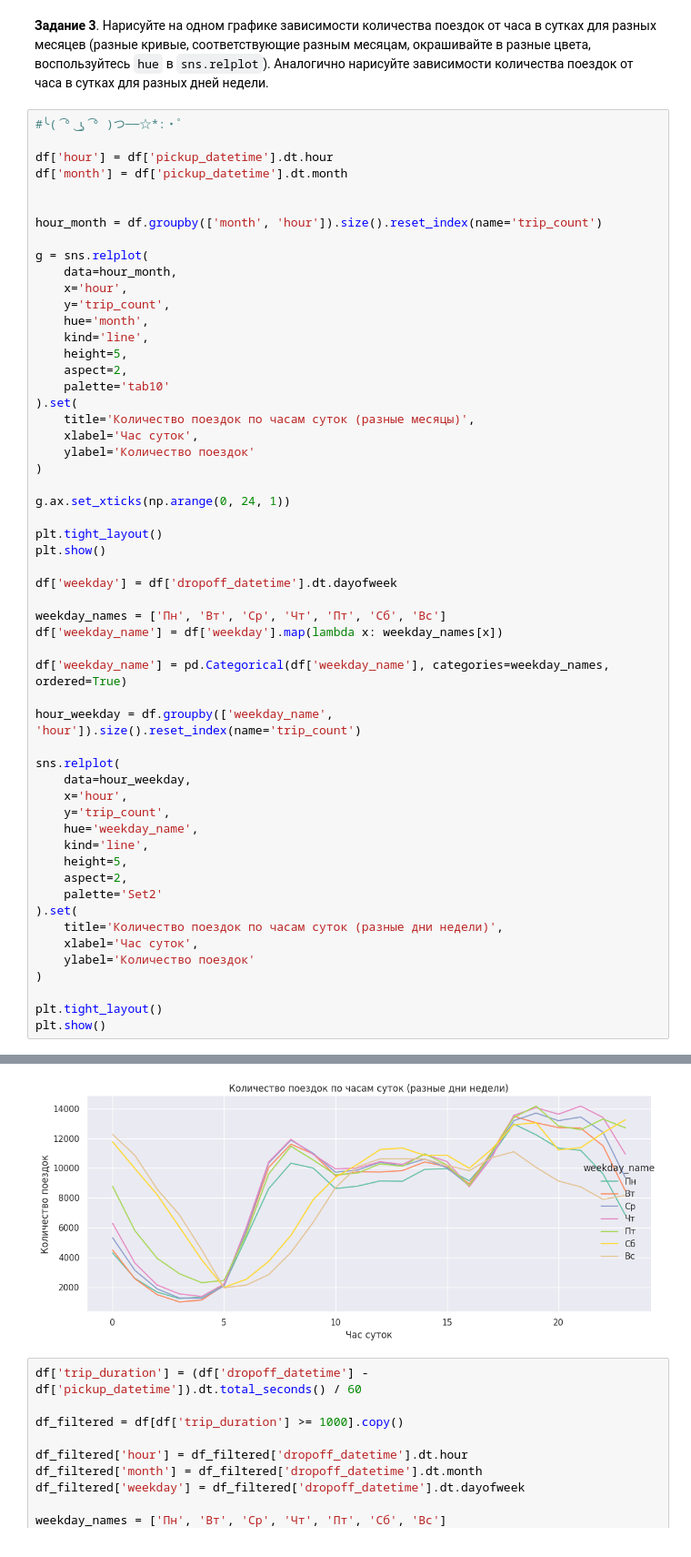
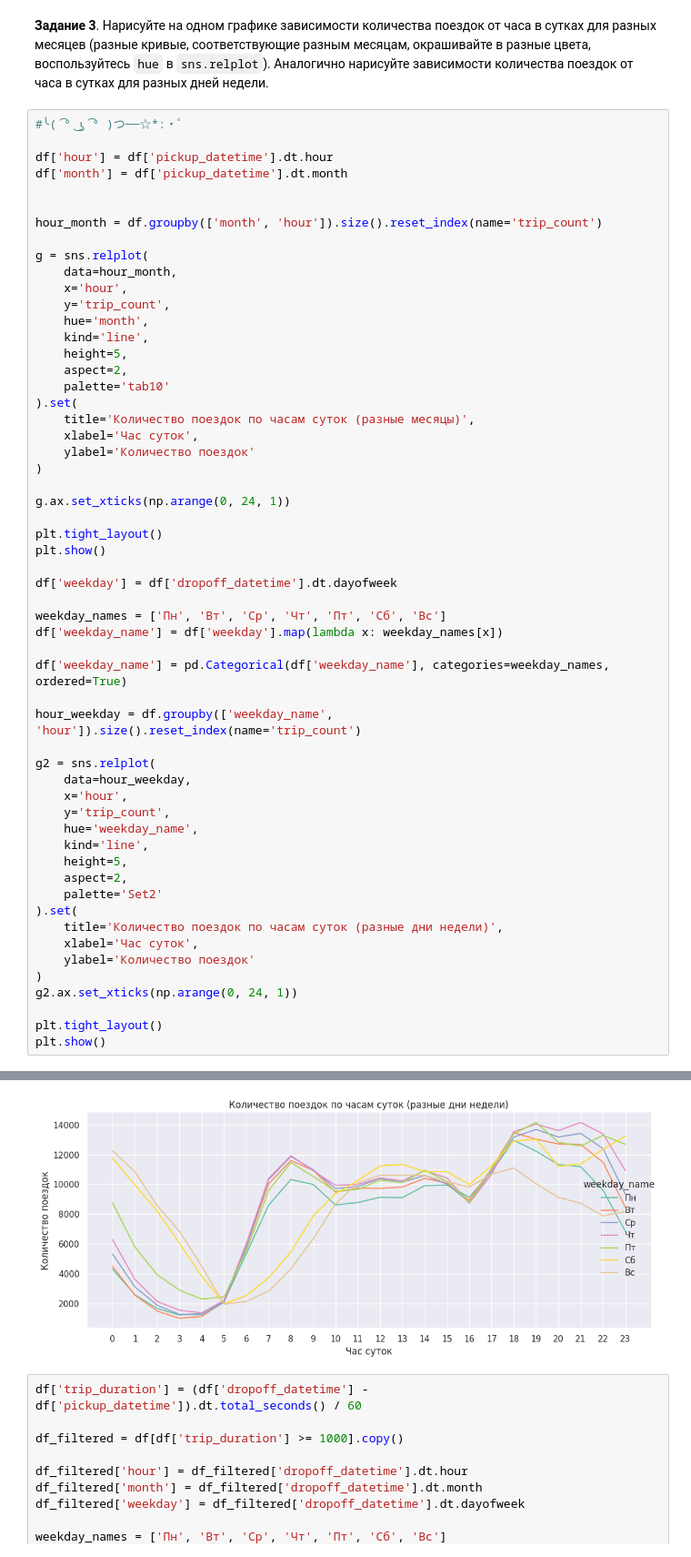
Before and after one commit to ElizabethCherrie/Analysis, a Jupyter notebook: Data_Analisys_Project_2023.ipynb, the cells around one changed output, grey strips where cells are left out. Shown at 91% size. Cells and saved outputs as stored; diff of their text form.

```diff
--- a/Data_Analisys_Project_2023.ipynb
+++ b/Data_Analisys_Project_2023.ipynb
@@ -173,35 +175,36 @@ g.ax.set_xticks(np.arange(0, 24, 1))
 plt.tight_layout()
 plt.show()
 
 df['weekday'] = df['dropoff_datetime'].dt.dayofweek
 
 weekday_names = ['Пн', 'Вт', 'Ср', 'Чт', 'Пт', 'Сб', 'Вс']
 df['weekday_name'] = df['weekday'].map(lambda x: weekday_names[x])
 
 df['weekday_name'] = pd.Categorical(df['weekday_name'], categories=weekday_names, ordered=True)
 
 hour_weekday = df.groupby(['weekday_name', 'hour']).size().reset_index(name='trip_count')
 
-sns.relplot(
+g2 = sns.relplot(
     data=hour_weekday,
     x='hour',
     y='trip_count',
     hue='weekday_name',
     kind='line',
     height=5,
     aspect=2,
     palette='Set2'
 ).set(
     title='Количество поездок по часам суток (разные дни недели)',
     xlabel='Час суток',
     ylabel='Количество поездок'
 )
+g2.ax.set_xticks(np.arange(0, 24, 1))
 
 plt.tight_layout()
 plt.show()
 # %% [output]
 [figure]
-[figure, old version]
+[figure, new version]
 # %%
 df['trip_duration'] = (df['dropoff_datetime'] - df['pickup_datetime']).dt.total_seconds() / 60
 
```
Also changed, not shown: parts of 6 cells of this notebook.
